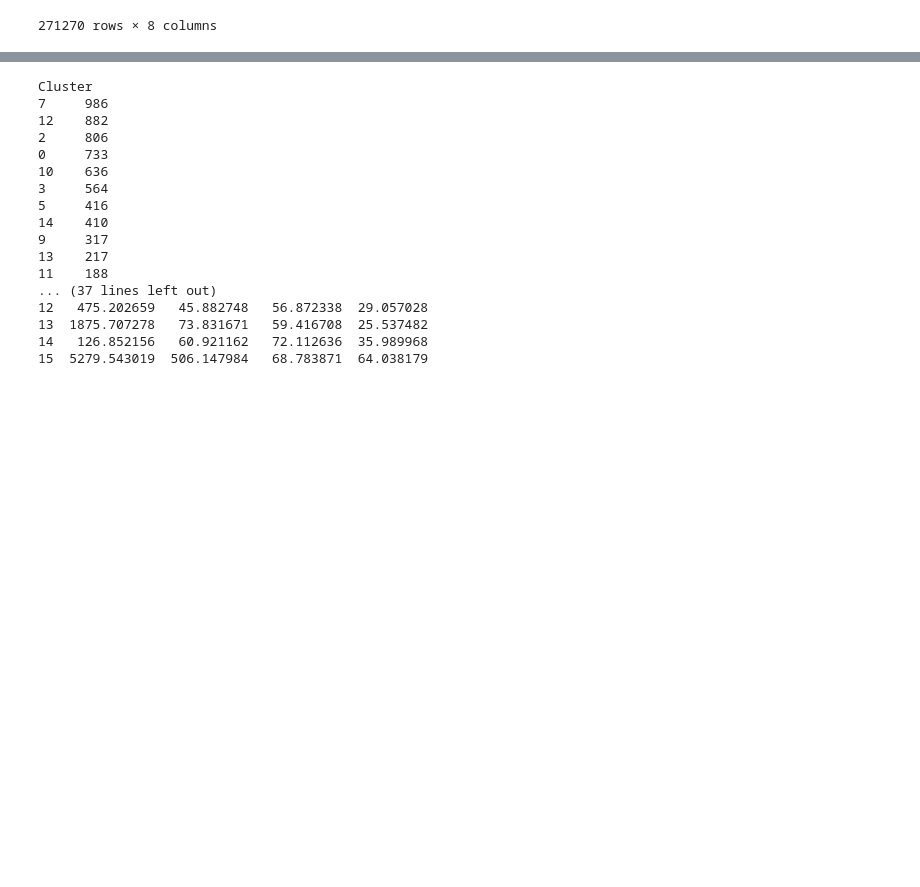
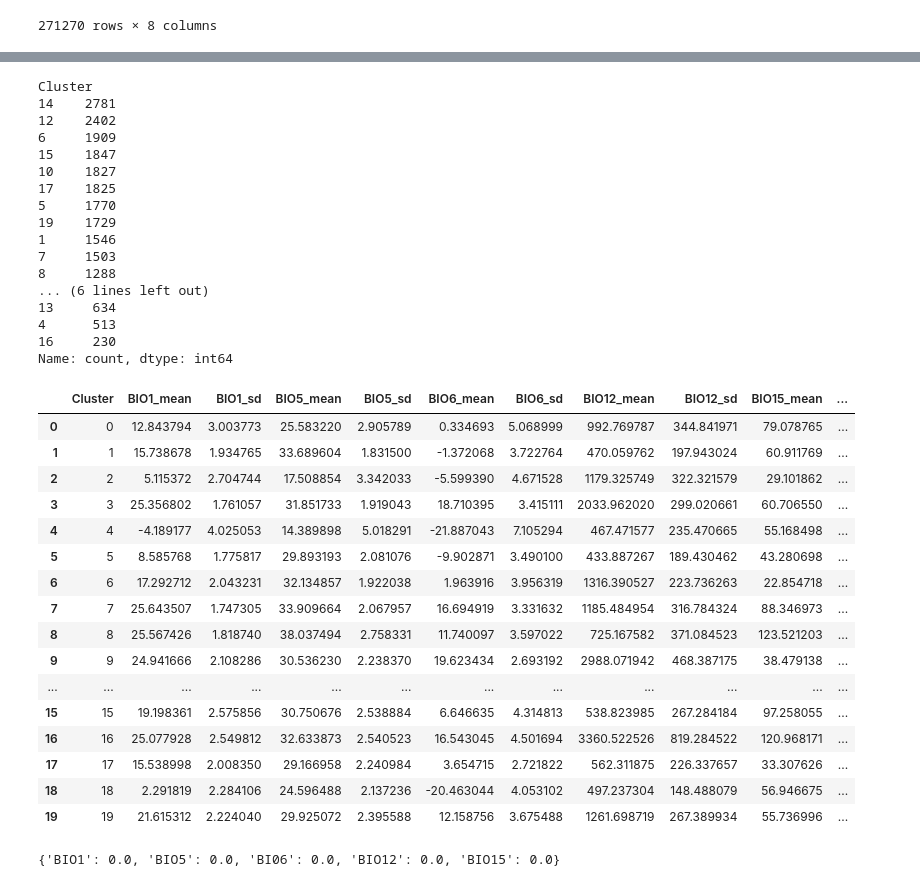
Before and after one commit to annitziak/biodiversity_analysis, a Jupyter notebook: locations_definition.ipynb, the cells around one changed output, grey strips where cells are left out. Drawn from its saved outputs; the diff is of its cells as text; code cells hidden in the pictures; blank space fills up the shorter version.

```diff
--- a/locations_definition.ipynb
+++ b/locations_definition.ipynb
@@ -101,38 +111,56 @@ plt.show()
 # %%
 #run
 # a little bit not symmetric number of clusters
-kmeans = KMeans(n_clusters=16, random_state=42)
-aggregated_env["Cluster"]=kmeans.fit_predict(bio_features)
+kmeans = KMeans(n_clusters=20, random_state=42)
+aggregated_env["Cluster"]=kmeans.fit_predict(bio_features_scaled)
 
 print(aggregated_env["Cluster"].value_counts())
 
 cluster_stats = aggregated_env.groupby('Cluster').agg(
     BIO1_mean=('BIO1', 'mean'), BIO1_sd=('BIO1', 'std'),
     BIO5_mean=('BIO5', 'mean'), BIO5_sd=('BIO5', 'std'),
     BIO6_mean=('BI06', 'mean'), BIO6_sd=('BI06', 'std'),
     BIO12_mean=('BIO12', 'mean'), BIO12_sd=('BIO12', 'std'),
     BIO15_mean=('BIO15', 'mean'), BIO15_sd=('BIO15', 'std')
 ).reset_index()
 
-print(cluster_stats)
+
+cluster_stats
 
 # example : Cluster 0 represents regions with moderate annual temperatures (mean of 13.43°C) and warm summers (mean max temperature of 27.29°C).
 # These areas experience moderate rainfall (mean annual precipitation of 811.80 mm) and a slight seasonal variation in temperature and precipitation.
 # %% [output]
 Cluster
-7     986
-12    882
-2     806
-0     733
-10    636
-3     564
-5     416
-14    410
-9     317
-13    217
-11    188
-... (37 lines left out)
-12   475.202659   45.882748   56.872338  29.057028
-13  1875.707278   73.831671   59.416708  25.537482
-14   126.852156   60.921162   72.112636  35.989968
-15  5279.543019  506.147984   68.783871  64.038179
+14    2781
+12    2402
+6     1909
+15    1847
+10    1827
+17    1825
+5     1770
+19    1729
+1     1546
+7     1503
+8     1288
+... (6 lines left out)
+13     634
+4      513
+16     230
+Name: count, dtype: int64
+|  | Cluster | BIO1_mean | BIO1_sd | BIO5_mean | BIO5_sd | BIO6_mean | BIO6_sd | BIO12_mean | BIO12_sd | BIO15_mean | ... |
+| 0 | 0 | 12.843794 | 3.003773 | 25.583220 | 2.905789 | 0.334693 | 5.068999 | 992.769787 | 344.841971 | 79.078765 | ... |
+| 1 | 1 | 15.738678 | 1.934765 | 33.689604 | 1.831500 | -1.372068 | 3.722764 | 470.059762 | 197.943024 | 60.911769 | ... |
+| 2 | 2 | 5.115372 | 2.704744 | 17.508854 | 3.342033 | -5.599390 | 4.671528 | 1179.325749 | 322.321579 | 29.101862 | ... |
+| 3 | 3 | 25.356802 | 1.761057 | 31.851733 | 1.919043 | 18.710395 | 3.415111 | 2033.962020 | 299.020661 | 60.706550 | ... |
+| 4 | 4 | -4.189177 | 4.025053 | 14.389898 | 5.018291 | -21.887043 | 7.105294 | 467.471577 | 235.470665 | 55.168498 | ... |
+| 5 | 5 | 8.585768 | 1.775817 | 29.893193 | 2.081076 | -9.902871 | 3.490100 | 433.887267 | 189.430462 | 43.280698 | ... |
+| 6 | 6 | 17.292712 | 2.043231 | 32.134857 | 1.922038 | 1.963916 | 3.956319 | 1316.390527 | 223.736263 | 22.854718 | ... |
+| 7 | 7 | 25.643507 | 1.747305 | 33.909664 | 2.067957 | 16.694919 | 3.331632 | 1185.484954 | 316.784324 | 88.346973 | ... |
+| 8 | 8 | 25.567426 | 1.818740 | 38.037494 | 2.758331 | 11.740097 | 3.597022 | 725.167582 | 371.084523 | 123.521203 | ... |
+| 9 | 9 | 24.941666 | 2.108286 | 30.536230 | 2.238370 | 19.623434 | 2.693192 | 2988.071942 | 468.387175 | 38.479138 | ... |
+| ... | ... | ... | ... | ... | ... | ... | ... | ... | ... | ... | ... |
+| 15 | 15 | 19.198361 | 2.575856 | 30.750676 | 2.538884 | 6.646635 | 4.314813 | 538.823985 | 267.284184 | 97.258055 | ... |
+| 16 | 16 | 25.077928 | 2.549812 | 32.633873 | 2.540523 | 16.543045 | 4.501694 | 3360.522526 | 819.284522 | 120.968171 | ... |
+| 17 | 17 | 15.538998 | 2.008350 | 29.166958 | 2.240984 | 3.654715 | 2.721822 | 562.311875 | 226.337657 | 33.307626 | ... |
+| 18 | 18 | 2.291819 | 2.284106 | 24.596488 | 2.137236 | -20.463044 | 4.053102 | 497.237304 | 148.488079 | 56.946675 | ... |
+| 19 | 19 | 21.615312 | 2.224040 | 29.925072 | 2.395588 | 12.158756 | 3.675488 | 1261.698719 | 267.389934 | 55.736996 | ... |
@@ -141,3 +167,27 @@ Cluster
+# %%
+## significant difference in BIO1, BIO5, BIO6, BIO12, BIO15 between clusters
+# test the significance of the difference in the mean values of the BIO columns between clusters
+
+# found this using chat gpt - Kruskal-Wallis H test
+from scipy.stats import kruskal
+
+# Initialize a dictionary to store the p-values of each variable
+p_values = {}
+
+# Loop through each bio variable to perform the test across clusters
+for variable in ['BIO1', 'BIO5', 'BI06', 'BIO12', 'BIO15']:
+    # Group data by cluster and extract the variable values
+    groups = [group[variable].values for name, group in aggregated_env.groupby('Cluster')]
+
+    # Apply Kruskal-Wallis H test
+    stat, p_value = kruskal(*groups)
+    p_values[variable] = p_value
+
+# Display the p-values
+p_values
+# the p values are all 0 indicating that there is a statistical difference between our clusters
+# %% [output]
+{'BIO1': 0.0, 'BIO5': 0.0, 'BI06': 0.0, 'BIO12': 0.0, 'BIO15': 0.0}
 # %%
 final = env.merge(aggregated_env[['Lat_grid', 'Lon_grid', 'Grid_ID', 'Cluster']], on=['Lat_grid', 'Lon_grid'], how='left')
 print(final.columns)
```
Also changed, not shown: parts of 6 cells of this notebook.
